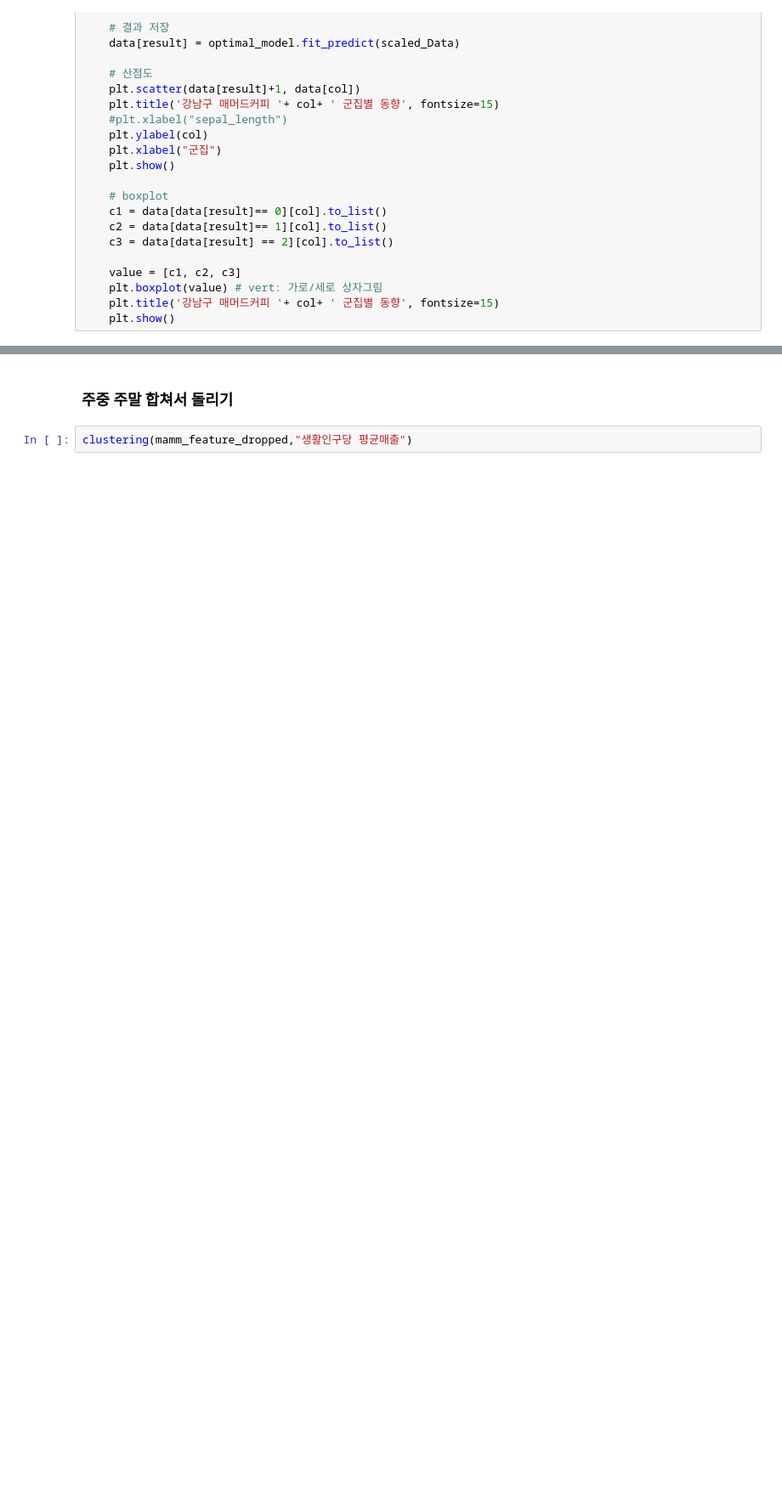
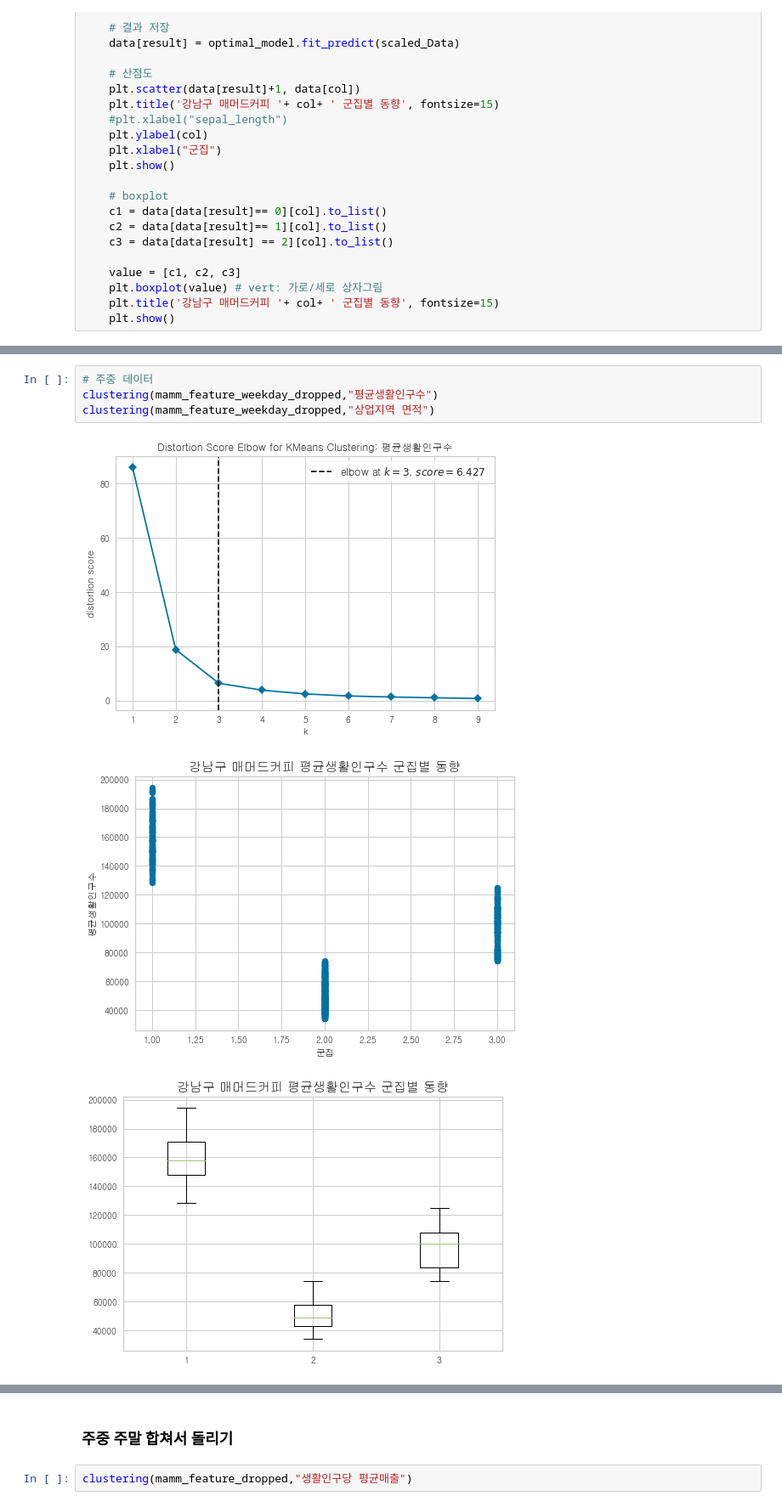
Before and after one commit to POSdata-Sales-Prediction/Store-operation-consulting, a Jupyter notebook: Modeling/Sub2/clustering.ipynb, the cells around one changed output, grey strips where cells are left out. Shown: that part at 85% size. Cells and saved outputs as stored; diff of their text form; blank space fills up the shorter version.

```diff
--- a/Modeling/Sub2/clustering.ipynb
+++ b/Modeling/Sub2/clustering.ipynb
@@ -104,0 +139,8 @@ def clustering(data, col):
+# %%
+# 주중 데이터
+clustering(mamm_feature_weekday_dropped,"평균생활인구수")
+clustering(mamm_feature_weekday_dropped,"상업지역 면적")
+# %% [output]
+[figure, added]
+[figure, added]
+[figure, added]
```
Also changed, not shown: parts of 7 cells of this notebook.
